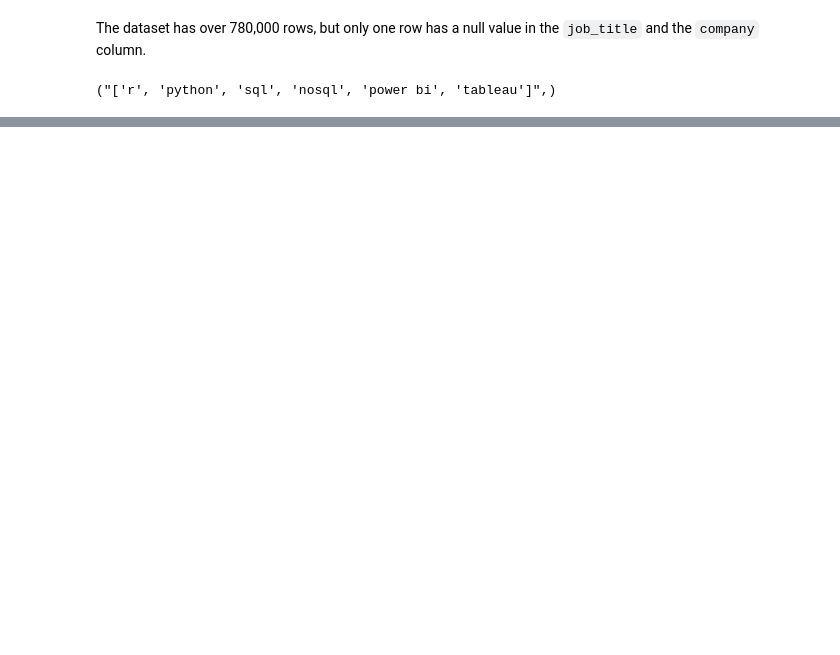
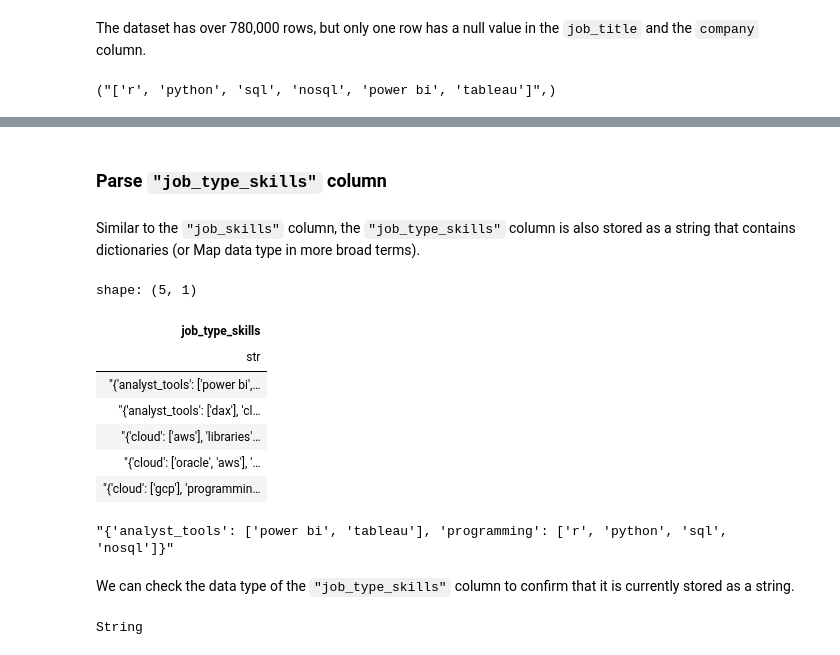
Before and after one commit to bdi593/textbook, a Jupyter notebook: content/data-job-postings/preprocessing.ipynb, the cells around one changed output, grey strips where cells are left out. Cells and saved outputs as stored; diff of their text form; code cells hidden in the pictures; blank space fills up the shorter version.

```diff
--- a/content/data-job-postings/preprocessing.ipynb
+++ b/content/data-job-postings/preprocessing.ipynb
@@ -234,0 +255,25 @@ df.select(pl.col("job_type_skills").drop_nulls().first()).item()
+# %% [markdown]
+### Parse `"job_type_skills"` column
+# %% [markdown]
+Similar to the `"job_skills"` column, the `"job_type_skills"` column is also stored as a string that contains dictionaries (or Map data type in more broad terms).
+# %%
+df.select("job_type_skills").filter(pl.col("job_type_skills").is_not_null()).head(5)
+# %% [output]
+shape: (5, 1)
+| job_type_skills |
+| str |
+| "{'analyst_tools': ['power bi',… |
+| "{'analyst_tools': ['dax'], 'cl… |
+| "{'cloud': ['aws'], 'libraries'… |
+| "{'cloud': ['oracle', 'aws'], '… |
+| "{'cloud': ['gcp'], 'programmin… |
+# %%
+df.select("job_type_skills").filter(pl.col("job_type_skills").is_not_null()).row(0)[0]
+# %% [output]
+"{'analyst_tools': ['power bi', 'tableau'], 'programming': ['r', 'python', 'sql', 'nosql']}"
+# %% [markdown]
+We can check the data type of the `"job_type_skills"` column to confirm that it is currently stored as a string.
+# %%
+df.schema["job_type_skills"]
+# %% [output]
+String
```
Also changed, not shown: parts of 17 cells of this notebook.
